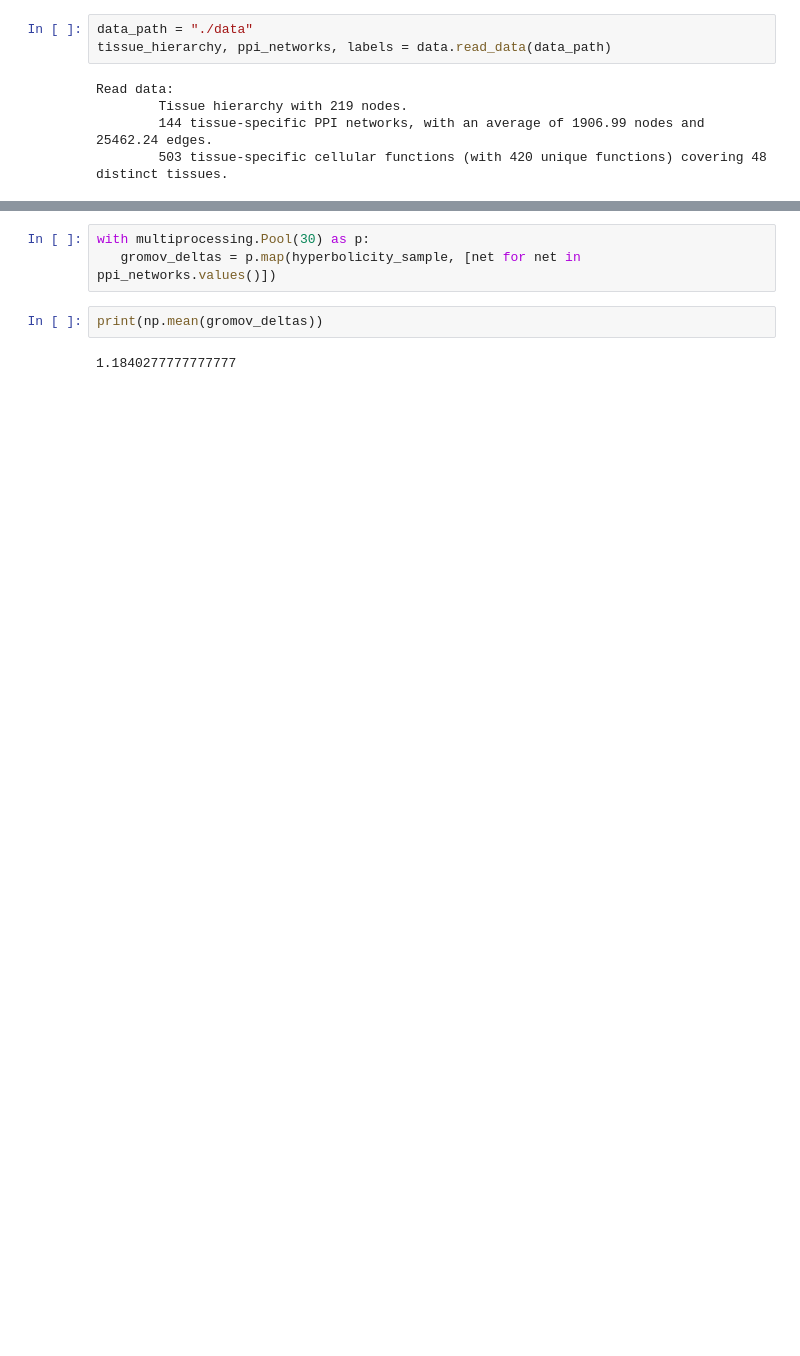
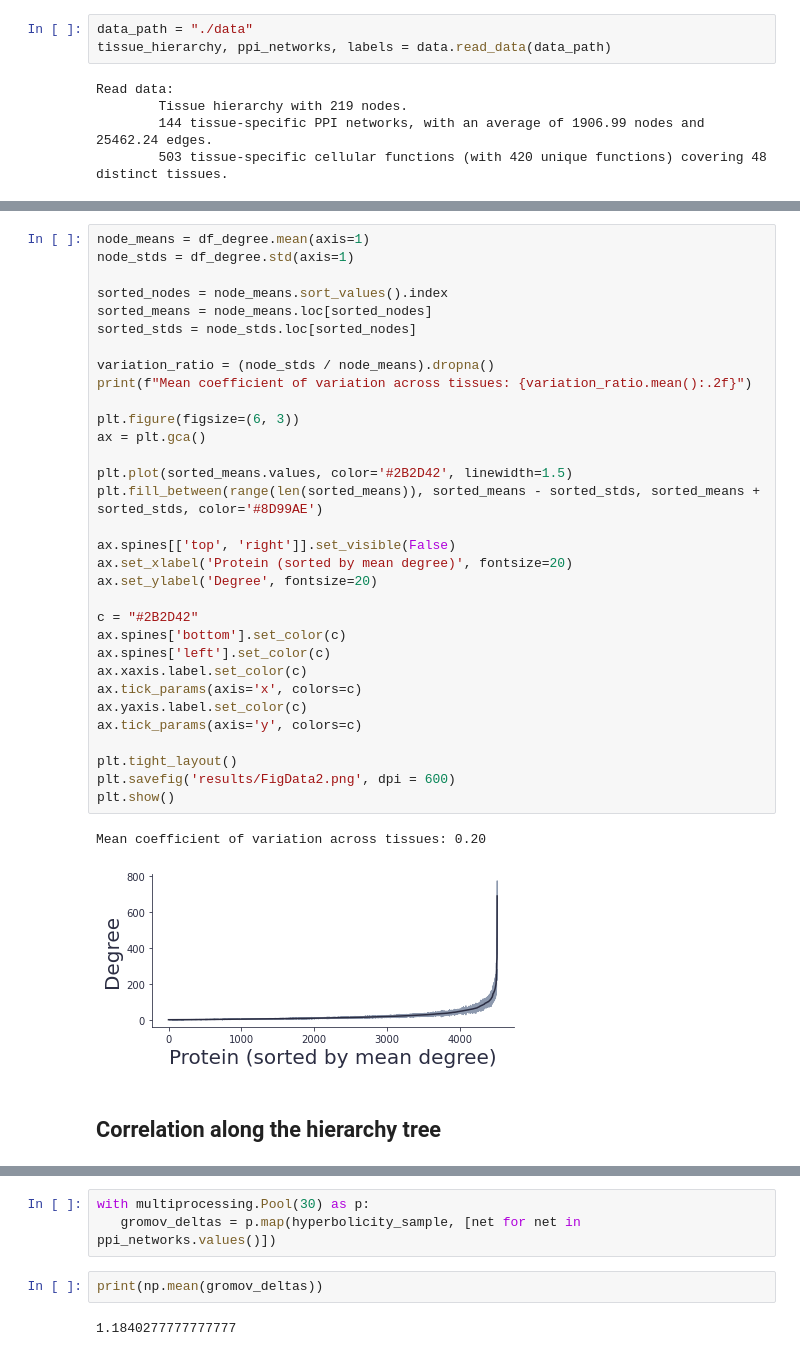
Before and after one commit to PDomonkos/hyperbolic-ohmnet, a Jupyter notebook: hyperbolicity.ipynb, the cells around one changed output, grey strips where cells are left out. Drawn from its saved outputs; the diff is of its cells as text; blank space fills up the shorter version.

```diff
--- a/hyperbolicity.ipynb
+++ b/hyperbolicity.ipynb
@@ -31,0 +94,37 @@ plt.show()
+# %%
+node_means = df_degree.mean(axis=1)
+node_stds = df_degree.std(axis=1)
+
+sorted_nodes = node_means.sort_values().index
+sorted_means = node_means.loc[sorted_nodes]
+sorted_stds = node_stds.loc[sorted_nodes]
+
+variation_ratio = (node_stds / node_means).dropna()
+print(f"Mean coefficient of variation across tissues: {variation_ratio.mean():.2f}")
+
+plt.figure(figsize=(6, 3))
+ax = plt.gca()
+
+plt.plot(sorted_means.values, color='#2B2D42', linewidth=1.5)
+plt.fill_between(range(len(sorted_means)), sorted_means - sorted_stds, sorted_means + sorted_stds, color='#8D99AE')
+
+ax.spines[['top', 'right']].set_visible(False)
+ax.set_xlabel('Protein (sorted by mean degree)', fontsize=20)
+ax.set_ylabel('Degree', fontsize=20)
+
+c = "#2B2D42"
+ax.spines['bottom'].set_color(c)
+ax.spines['left'].set_color(c)
+ax.xaxis.label.set_color(c)
+ax.tick_params(axis='x', colors=c)
+ax.yaxis.label.set_color(c)
+ax.tick_params(axis='y', colors=c)
+
+plt.tight_layout()
+plt.savefig('results/FigData2.png', dpi = 600)
+plt.show()
+# %% [output]
+Mean coefficient of variation across tissues: 0.20
+[figure, added]
+# %% [markdown]
+## Correlation along the hierarchy tree
```
Also changed, not shown: parts of 12 cells of this notebook.
